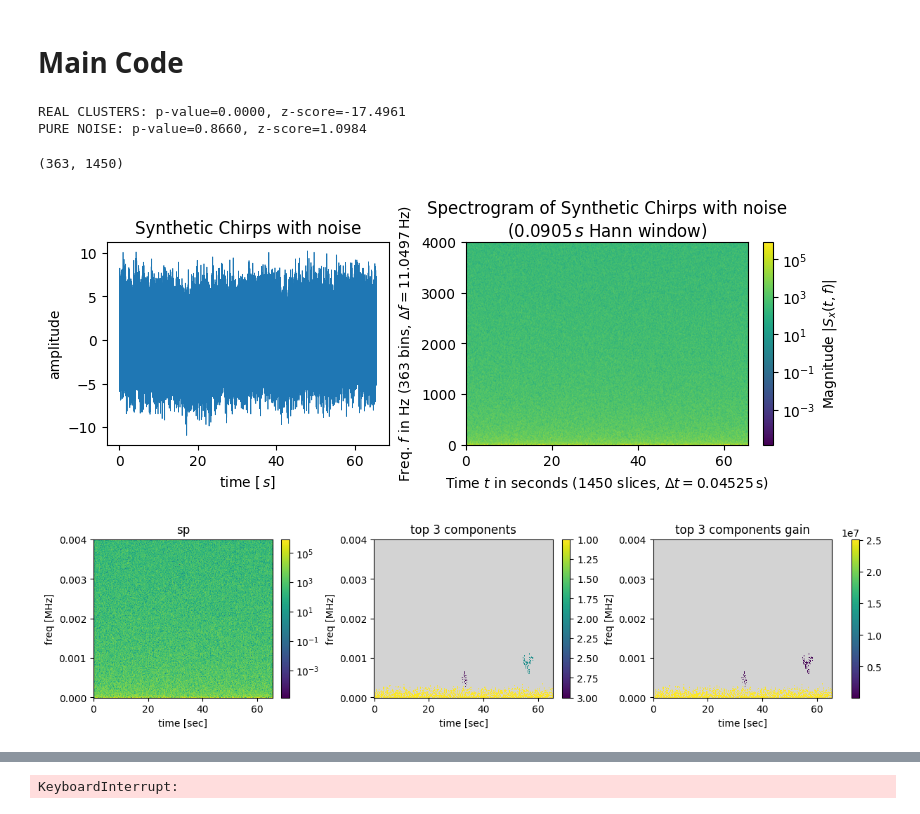
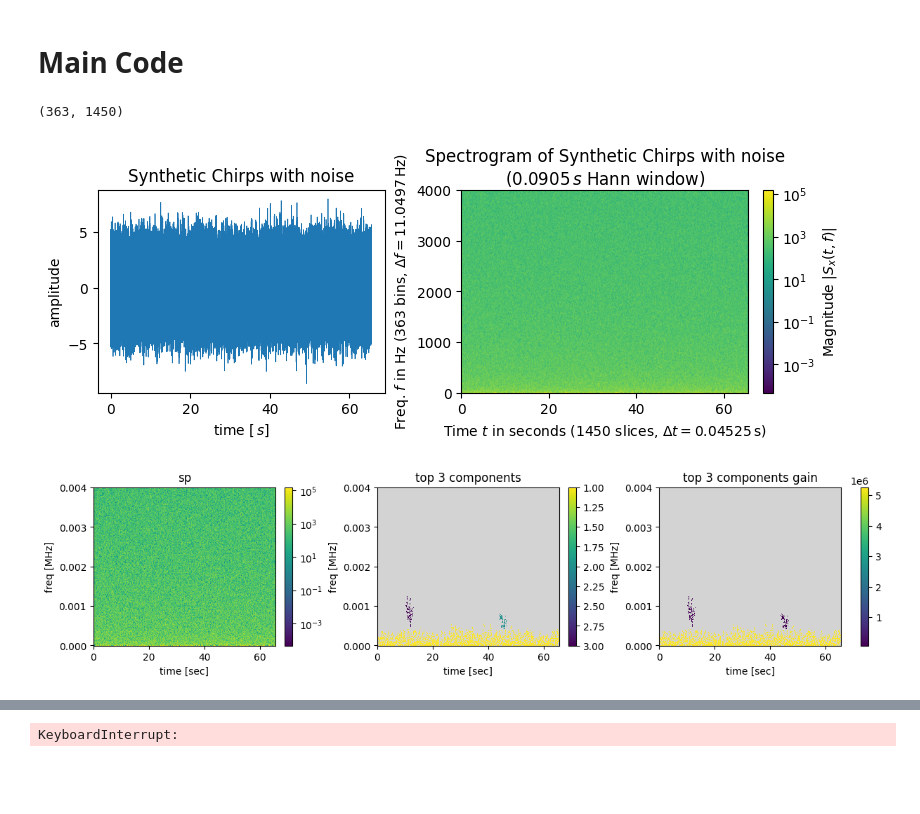
Before and after one commit to nacrocker/automated-segmentation, a Jupyter notebook: Maxs_maxtree_tests_with_synthetic_data_and_noise.ipynb, the cells around one changed output, grey strips where cells are left out. Drawn from its saved outputs; the diff is of its cells as text; code cells hidden in the pictures; blank space fills up the shorter version.

```diff
--- a/Maxs_maxtree_tests_with_synthetic_data_and_noise.ipynb
+++ b/Maxs_maxtree_tests_with_synthetic_data_and_noise.ipynb
@@ -2076,6 +2189,9 @@ No internet access or `pip install` is required to run this file --
 just copy/paste it into your interpreter or save it as a .py module.
 """
 
+
+''' self.simulated_cluster_indices = np.array( [simulate_cluster_index() for _ in range(self.num_simulations)] ) '''
+
 import numpy as np
 import pandas as pd
 import scipy.linalg
@@ -2088,6 +2204,10 @@ try:
     _HAS_MPL = True
 except ImportError:
     _HAS_MPL = False
+
+
+X_array = np.load("synthetic_X.npy", allow_pickle=True) #random matrices
+#cluster_indices = []
 
 
 # ---------------------------------------------------------------------------
@@ -2277,31 +2397,46 @@ class SigClust(object):
         data: a matrix where rows are observations and cols are features.
         labels: a list or array of cluster labels. Must have two unique members.
         """
+        #cluster_indices = []
         data = np.asarray(data)
         n, d = data.shape
         eigenvalues = get_eigenvalues(data, self.covariance_method)
 
-        self.sample_cluster_index = compute_cluster_index(data, labels)
+        #self.sample_cluster_index = compute_cluster_index(data, labels)
+        self.sample_cluster_index = silhouette_score(data, labels)
 
         def simulate_cluster_index():
             # Using invariance, it suffices to simulate mean-0 MVNs with a
             # diagonal covariance matrix of sample eigenvalues.
+
             simulated_matrix = (
                 np.random.standard_normal(size=(n, d)) * np.sqrt(eigenvalues)
             )
-            kmeans = KMeans(n_clusters=2, n_init='auto')
+
+            kmeans = KMeans(n_clusters=2, random_state = 42, n_init = 10)
             kmeans.fit(simulated_matrix)
             total_sum_squares = compute_sum_of_square_distances_to_mean(
                 simulated_matrix
             )
             return kmeans.inertia_ / total_sum_squares
 
-        self.simulated_cluster_indices = np.array(
-            [simulate_cluster_index() for _ in range(self.num_simulations)]
-        )
+        cluster_indices = []
+
+        for i in range(len(X_array)):
+            kmeans = KMeans( n_clusters = 2, random_state = 42, n_init = 10)
+            labels = kmeans.fit_predict(X_array[i])
+            score = silhouette_score(X_array[i], labels)
+            #kmeans.fit(X_array[i])
+            #total_sum_squares = compute_sum_of_square_distances_to_mean(X_array[i])
+            #cluster_indices.append(kmeans.inertia_ / total_sum_squares)
+            cluster_indices.append(score) # now represented by Silhuette score
+
+        self.simulated_cluster_indices = np.array(cluster_indices)
+
+
 
         self.p_value = np.mean(
-            self.sample_cluster_index >= self.simulated_cluster_indices
+            self.sample_cluster_index <= self.simulated_cluster_indices #used to be <
         )
         self.z_score = (
             (self.sample_cluster_index - np.mean(self.simulated_cluster_indices))
@@ -2321,30 +2456,6 @@ class SigClust(object):
             0.05, .95,
             f"p-value: {self.p_value:.3f}\nz-score: {self.z_score:.2f}"
         )
-
-
-# ---------------------------------------------------------------------------
-# Example usage
-# ---------------------------------------------------------------------------
-if __name__ == "__main__":
-    np.random.seed(0)
-
-    # Real structure: two well-separated blobs
-    blob1 = np.random.randn(50, 2) + [5, 5]
-    blob2 = np.random.randn(50, 2) + [-5, -5]
-    real_data = np.vstack([blob1, blob2])
-
-    # Pure noise: one big Gaussian, no real structure
-    noise_data = np.random.randn(100, 2) * 3
-
-    for name, data in [("REAL CLUSTERS", real_data), ("PURE NOISE", noise_data)]:
-        labels = KMeans(n_clusters=2, n_init=10, random_state=0).fit_predict(data)
-        sc = SigClust()
-        sc.fit(data=data, labels=labels)
-        print(f"{name}: p-value={sc.p_value:.4f}, z-score={sc.z_score:.4f}")
-# %% [output]
-REAL CLUSTERS: p-value=0.0000, z-score=-17.4961
-PURE NOISE: p-value=0.8660, z-score=1.0984
 # %%
 # @title Synthetic data example of max_tree and optimum components using Chirp object and noise
 # cell name: example_synthetic_chirp_signal_with_noise
@@ -2404,7 +2515,7 @@ def color_noise(noise, alpha):
     return np.fft.irfft(np.fft.rfft(noise) / f**(alpha/2), n=len(noise))#real inverse fft of real fft/ freq dependent scaling factor
     #---colored noise function - 0 white, 0.5 pink, 1 brown ----
 
-noise = color_noise(noise_1,0.7) #around alpha of 0.3 errors in detection occur
+noise = color_noise(noise_1,0.5) #around alpha of 0.3 errors in detection occur
 
 
 
@@ -2498,35 +2609,35 @@ max_tree_cl = Max_Tree
 sp = np.abs(sigstft)**2
 fsp = fsigstft
 tsp = tsigstft
 
 
 spmxtr=max_tree_cl(sp,connectivity=2)
 self=spmxtr
 
 gain_choice= 'avspecdens'
 #gain_choice = 'exp(entropy/area)'
 #gain_choice = 'skinny'
 #gain_choice = '1' #tot intesnity/area
 #gain_choice = 'avspecdens_div_freq'
 #gain_choice = 'avspecheight'
 #gain_choice = 'neg_kldiv_wresp_uniform_intensity'
 #gain_choice = 'log_energy_concentration'
 #gain_choice = 'signal_energy_concentration'
 gain = self.gain_predefined(gain_choice)
 # gain is a matrix which represents the gain at each bin each pixel is apart of
 #each pixel which is in the same maxtree bin corresponds to the same gain
 mxgnndslabeltopfill,mxgntopfill = self.label_optimummaxattrnode_image_components_with_rank_and_attr(gain)
 
 ntop=3 #used to be 10
 spdict = {'sp':sp,'fsp':fsp,'tsp':tsp}
 _ = show_top_components_rank_and_gain(spdict,mxgnndslabeltopfill,mxgntopfill,ntop=ntop,panelsize=(vsz,hsz),use_LogNorm_for_gain=False)
 
 
 ## end max_tree_optimimum_features
 # %% [output]
 (363, 1450)
-[figure, old version]
+[figure, new version]
-[figure, old version]
+[figure, new version]
 # %%
 #@title Realistic Synthetic Data
 assert 'machinery_and_utilities' in locals(), 'must first run cell machinery_and_utilities'
```
Also changed, not shown: parts of 8 cells of this notebook.
